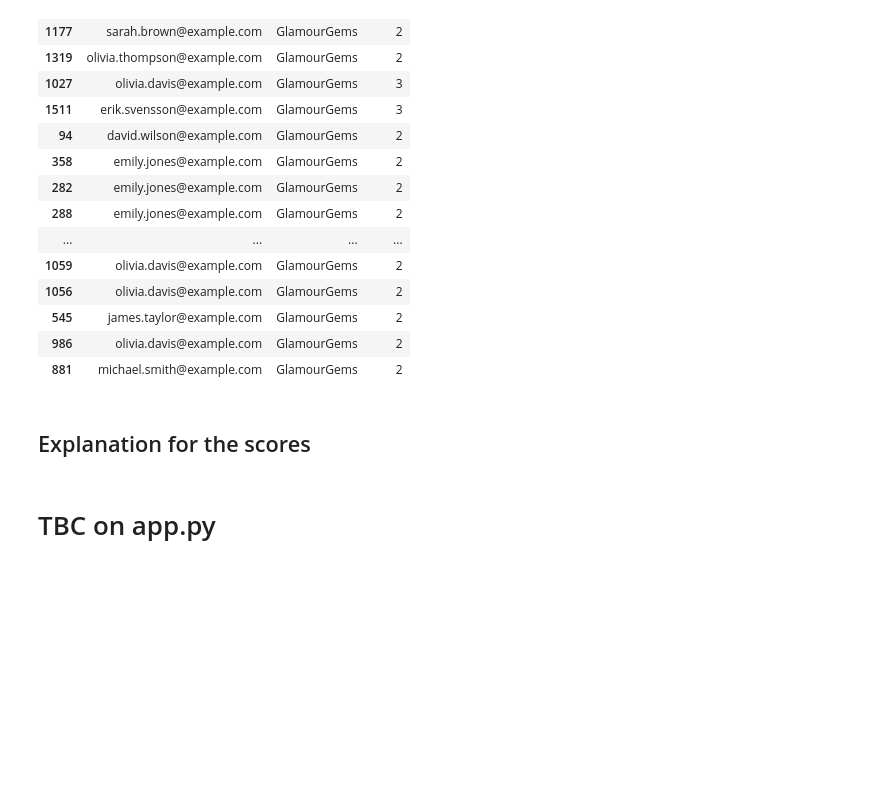
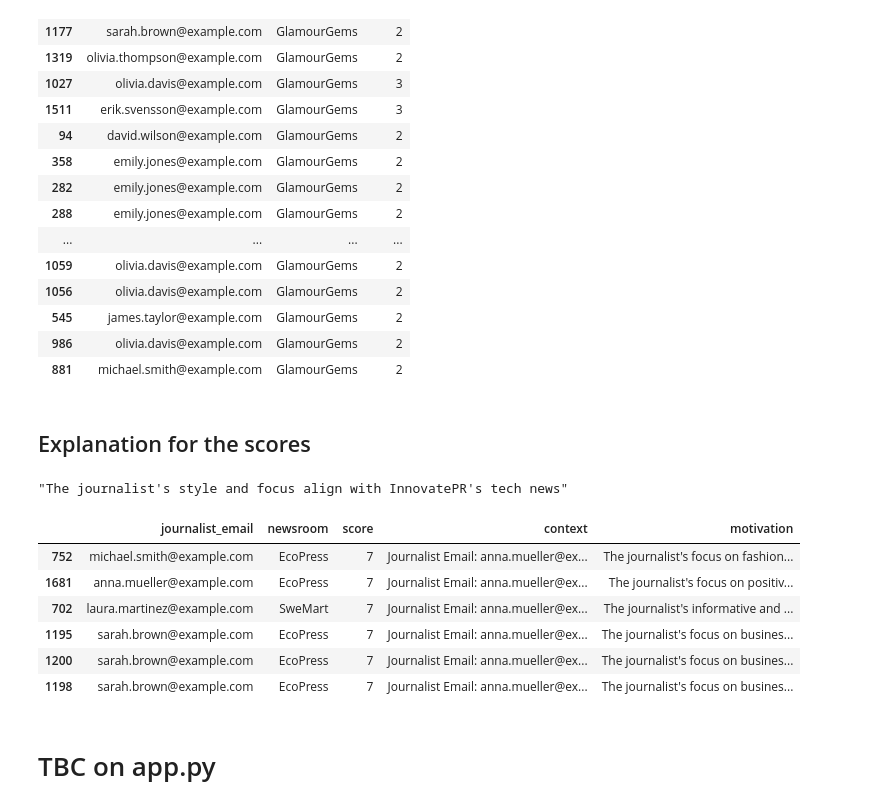
Before and after one commit to VaibhavSxn/assignment_mnd, a Jupyter notebook: mnd_play.ipynb, the cells around one changed output. Drawn from its saved outputs; the diff is of its cells as text; code cells hidden in the pictures; blank space fills up the shorter version.

Commit message:
df display of the new prompt result-- motivation

```diff
--- a/mnd_play.ipynb
+++ b/mnd_play.ipynb
@@ -43,8 +43,8 @@ data/                 requirements.txt
 # %%
 # Taking a sneak peak at the data
 
-articles = pd.read_csv('./data/fake_articles.csv')
-press_releases = pd.read_csv('./data/fake_pressreleases.csv')
+articles = pd.read_csv('fake_articles.csv')
+press_releases = pd.read_csv('fake_pressreleases.csv')
 # %%
 articles.head()
 # %% [output]
@@ -666,11 +666,12 @@ def reason_fit(journalist_context, newsroom_context):
         f"Journalist Context:\n{journalist_context}\n\n"
         f"Newsroom Context:\n{newsroom_context}\n\n"
         "Based on writing style, sentiment, and alignment with newsroom expectations, "
-        "Rate the journalist's suitability to work in this newsroom by telling why do they fit there. If they dont fit there, explain why do they not fit there. Thanks"
+        "Rate the journalist's suitability to work in this newsroom by telling why do they fit there in no more than 10 words. Thanks"
+        "Make sure the text only contains 10 words describing the fit of the journalist in a complete sentence."
     )
 
     messages = [{"role": "user", "content": prompt}]
-    outputs = pipe(messages, max_new_tokens=32)
+    outputs = pipe(messages, max_new_tokens=16)
     motivation = outputs[0]["generated_text"][-1]["content"].strip()
 
     return motivation
@@ -688,8 +689,24 @@ for _, journalist_row in articles_formed.iterrows():
         })
 # %%
 motivations_df = pd.DataFrame(results_motivation)
+# %%
+motivations_df.motivation.iloc[6]
+# %% [output]
+"The journalist's style and focus align with InnovatePR's tech news"
 # %%
 results_df['context'] = journalist_context
+# %%
+results_df['motivation'] = motivations_df.motivation
+# %%
+results_df[results_df.score == '7'].sample(6)
+# %% [output]
+|  | journalist_email | newsroom | score | context | motivation |
+| 752 | michael.smith@example.com | EcoPress | 7 | Journalist Email: anna.mueller@ex... | The journalist's focus on fashion... |
+| 1681 | anna.mueller@example.com | EcoPress | 7 | Journalist Email: anna.mueller@ex... | The journalist's focus on positiv... |
+| 702 | laura.martinez@example.com | SweMart | 7 | Journalist Email: anna.mueller@ex... | The journalist's informative and ... |
+| 1195 | sarah.brown@example.com | EcoPress | 7 | Journalist Email: anna.mueller@ex... | The journalist's focus on busines... |
+| 1200 | sarah.brown@example.com | EcoPress | 7 | Journalist Email: anna.mueller@ex... | The journalist's focus on busines... |
+| 1198 | sarah.brown@example.com | EcoPress | 7 | Journalist Email: anna.mueller@ex... | The journalist's focus on busines... |
 # %%
 results_df.to_csv('scores.csv', index= False)
 # %% [markdown]
```
